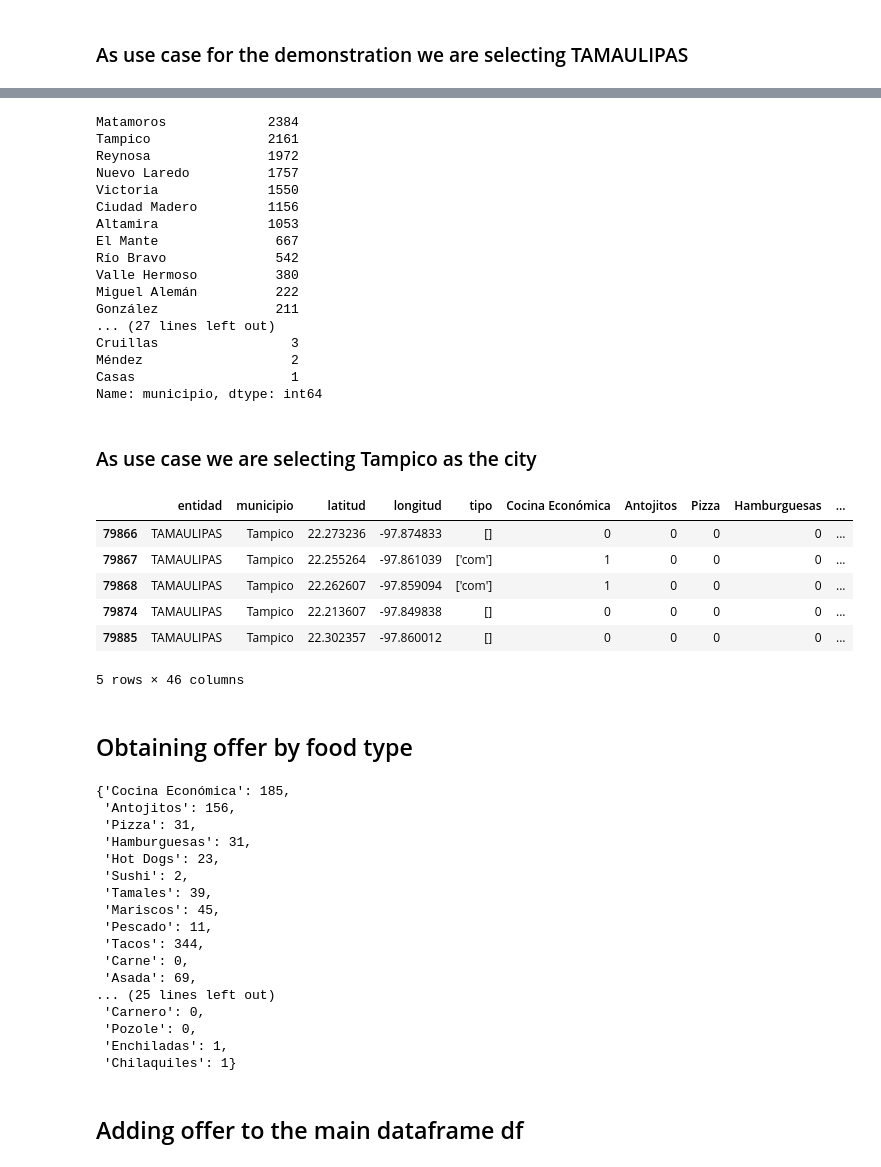
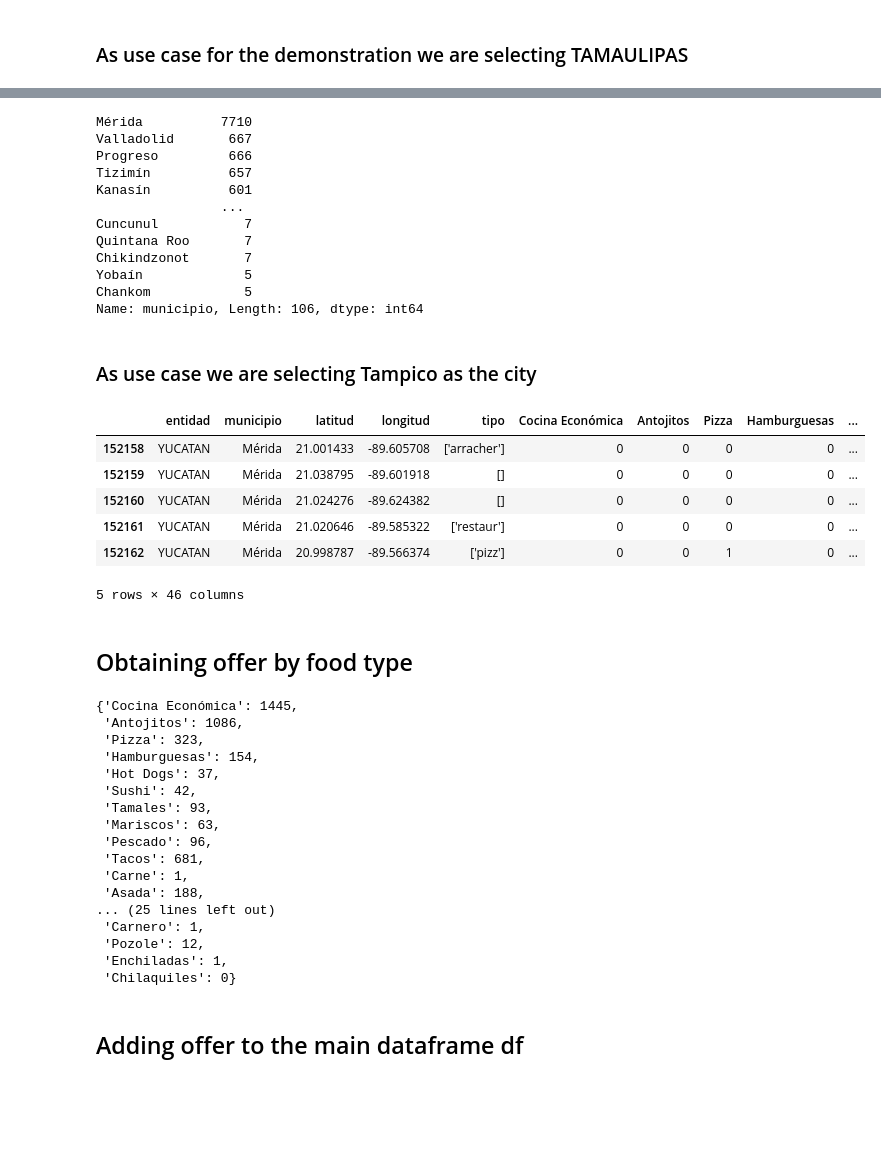
Before and after one commit to rossberto/food-business-recommender, a Jupyter notebook: Project.ipynb, the cells around one changed output, grey strips where cells are left out. Drawn from its saved outputs; the diff is of its cells as text; code cells hidden in the pictures; blank space fills up the shorter version.

```diff
--- a/Project.ipynb
+++ b/Project.ipynb
@@ -56,7 +56,7 @@ def getInegiByState(state):
 # %% [markdown]
 ### As use case for the demonstration we are selecting TAMAULIPAS
 # %%
-sinegi = getInegiByState('TAMAULIPAS')
+sinegi = getInegiByState('YUCATAN')
 sinegi.head()
 # %% [output]
 |  | entidad | municipio | latitud | longitud | tipo | Cocina Económica | Antojitos | Pizza | Hamburguesas | ... |
@@ -69,38 +69,33 @@ sinegi.head()
 # %%
 sinegi['municipio'].value_counts()
 # %% [output]
-Matamoros             2384
-Tampico               2161
-Reynosa               1972
-Nuevo Laredo          1757
-Victoria              1550
-Ciudad Madero         1156
-Altamira              1053
-El Mante               667
-Río Bravo              542
-Valle Hermoso          380
-Miguel Alemán          222
-González               211
-... (27 lines left out)
-Cruillas                 3
-Méndez                   2
-Casas                    1
-Name: municipio, dtype: int64
+Mérida          7710
+Valladolid       667
+Progreso         666
+Tizimín          657
+Kanasín          601
+                ...
+Cuncunul           7
+Quintana Roo       7
+Chikindzonot       7
+Yobaín             5
+Chankom            5
+Name: municipio, Length: 106, dtype: int64
 # %%
 def inegiFilterByMunicipio(municipio, df):
     return df.drop(df[df['municipio']!=municipio].index)
 # %% [markdown]
 ### As use case we are selecting Tampico as the city
 # %%
-sinegi = inegiFilterByMunicipio('Tampico', sinegi)
+sinegi = inegiFilterByMunicipio('Mérida', sinegi)
 sinegi.head()
 # %% [output]
 |  | entidad | municipio | latitud | longitud | tipo | Cocina Económica | Antojitos | Pizza | Hamburguesas | ... |
-| 79866 | TAMAULIPAS | Tampico | 22.273236 | -97.874833 | [] | 0 | 0 | 0 | 0 | ... |
-| 79867 | TAMAULIPAS | Tampico | 22.255264 | -97.861039 | ['com'] | 1 | 0 | 0 | 0 | ... |
-| 79868 | TAMAULIPAS | Tampico | 22.262607 | -97.859094 | ['com'] | 1 | 0 | 0 | 0 | ... |
-| 79874 | TAMAULIPAS | Tampico | 22.213607 | -97.849838 | [] | 0 | 0 | 0 | 0 | ... |
-| 79885 | TAMAULIPAS | Tampico | 22.302357 | -97.860012 | [] | 0 | 0 | 0 | 0 | ... |
+| 152158 | YUCATAN | Mérida | 21.001433 | -89.605708 | ['arracher'] | 0 | 0 | 0 | 0 | ... |
+| 152159 | YUCATAN | Mérida | 21.038795 | -89.601918 | [] | 0 | 0 | 0 | 0 | ... |
+| 152160 | YUCATAN | Mérida | 21.024276 | -89.624382 | [] | 0 | 0 | 0 | 0 | ... |
+| 152161 | YUCATAN | Mérida | 21.020646 | -89.585322 | ['restaur'] | 0 | 0 | 0 | 0 | ... |
+| 152162 | YUCATAN | Mérida | 20.998787 | -89.566374 | ['pizz'] | 0 | 0 | 1 | 0 | ... |
 5 rows × 46 columns
 # %% [markdown]
 ## Obtaining offer by food type
@@ -122,23 +117,23 @@ def getInegiResults(df):
 inegi_results = getInegiResults(sinegi)
 inegi_results
 # %% [output]
-{'Cocina Económica': 185,
- 'Antojitos': 156,
- 'Pizza': 31,
- 'Hamburguesas': 31,
- 'Hot Dogs': 23,
- 'Sushi': 2,
- 'Tamales': 39,
- 'Mariscos': 45,
- 'Pescado': 11,
- 'Tacos': 344,
- 'Carne': 0,
- 'Asada': 69,
+{'Cocina Económica': 1445,
+ 'Antojitos': 1086,
+ 'Pizza': 323,
+ 'Hamburguesas': 154,
+ 'Hot Dogs': 37,
+ 'Sushi': 42,
+ 'Tamales': 93,
+ 'Mariscos': 63,
+ 'Pescado': 96,
+ 'Tacos': 681,
+ 'Carne': 1,
+ 'Asada': 188,
 ... (25 lines left out)
- 'Carnero': 0,
- 'Pozole': 0,
+ 'Carnero': 1,
+ 'Pozole': 12,
  'Enchiladas': 1,
- 'Chilaquiles': 1}
+ 'Chilaquiles': 0}
 # %% [markdown]
 ## Adding offer to the main dataframe df
 # %%
```
Also changed, not shown: parts of 27 cells of this notebook, 3 other files.
